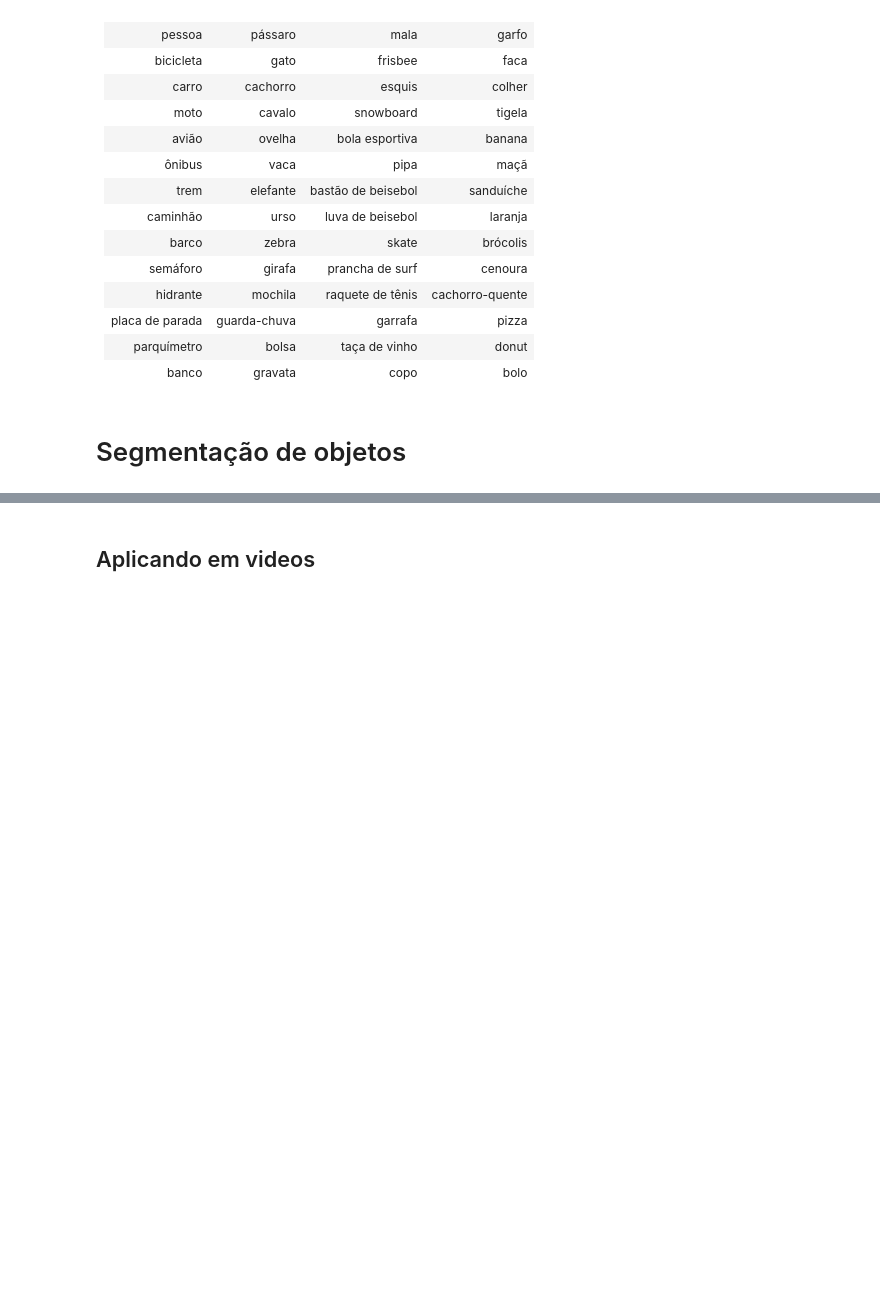
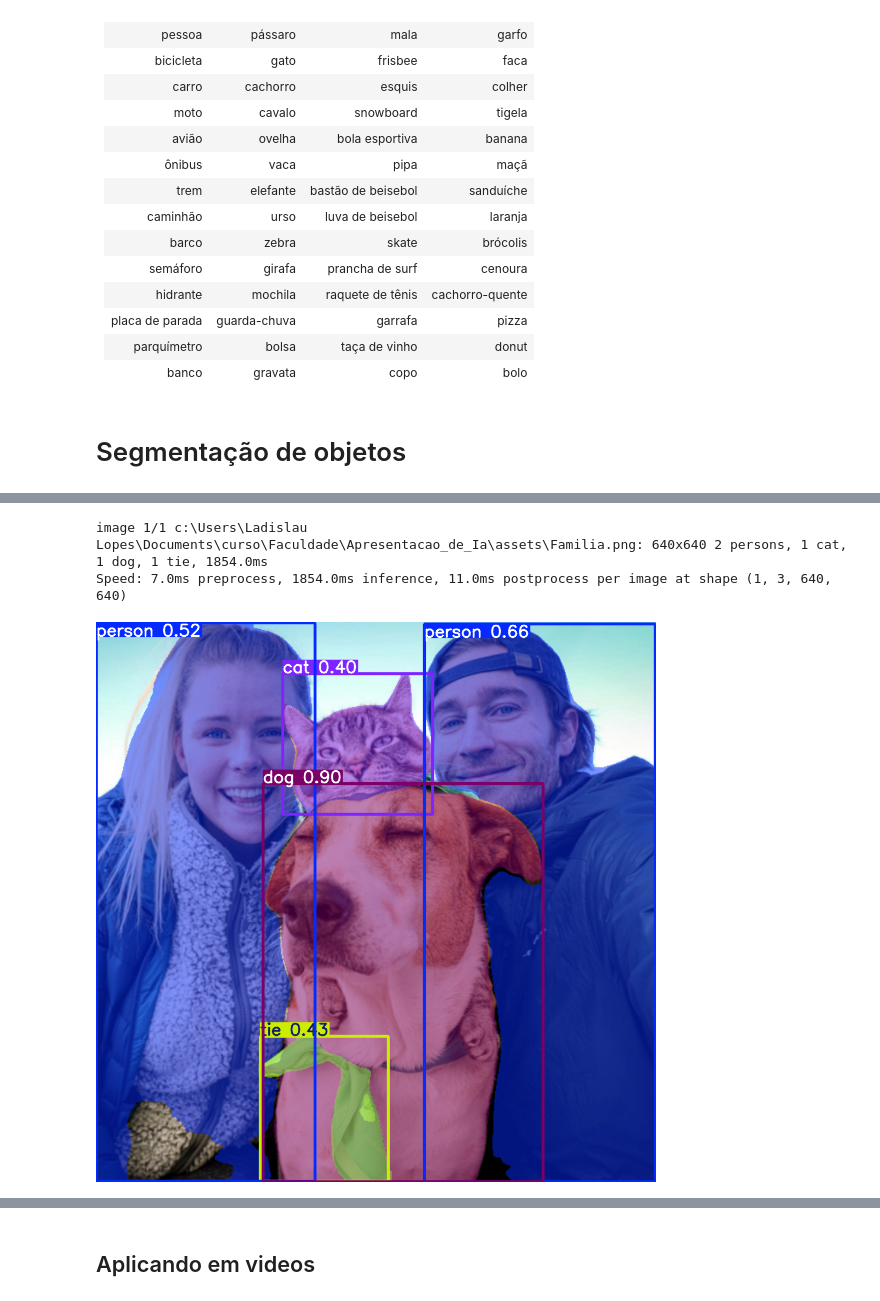
Before and after one commit to LadislauLopes/Apresentacao_de_Ia, a Jupyter notebook: main.ipynb, the cells around one changed output, grey strips where cells are left out. Cells and saved outputs as stored; diff of their text form; code cells hidden in the pictures; blank space fills up the shorter version.

```diff
--- a/main.ipynb
+++ b/main.ipynb
@@ -224,10 +247,14 @@ Image(filename=r'assets\kite_det.jpg',width=900)
 # %%
 
 Model = YOLO("yolov8x-seg.pt")
 
-results = Model(r'assets\kite.jpg')
+results = Model(r'assets\Familia.png',verbose=True)
 for result in results:
   boxes = result.boxes
-  result.save(filename=r'assets\kite_seg.jpg')
-  clear_output()
-Image(filename=r'assets\kite_seg.jpg',width=900)
+  result.save(filename=r'assets\Familia_seg.png')
+
+Image(filename=r'assets\Familia_seg.png',width=900)
+# %% [output]
+image 1/1 c:\Users\Ladislau Lopes\Documents\curso\Faculdade\Apresentacao_de_Ia\assets\Familia.png: 640x640 2 persons, 1 cat, 1 dog, 1 tie, 1854.0ms
+Speed: 7.0ms preprocess, 1854.0ms inference, 11.0ms postprocess per image at shape (1, 3, 640, 640)
+[figure, added]
```
Also changed, not shown: parts of 11 cells of this notebook, 18 other files.
